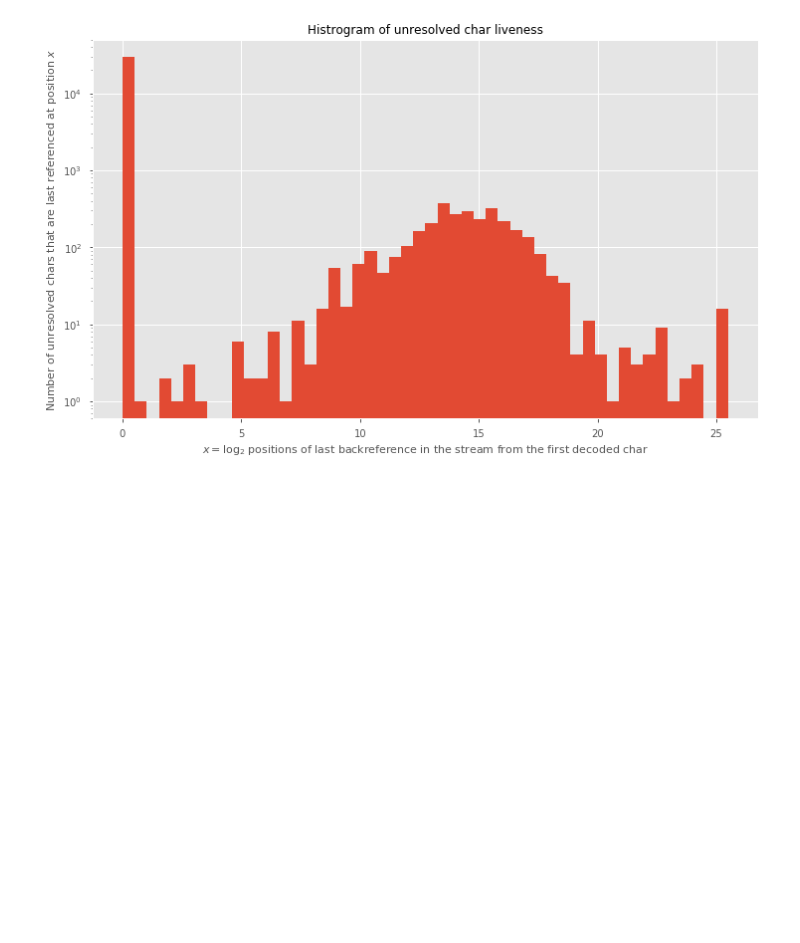
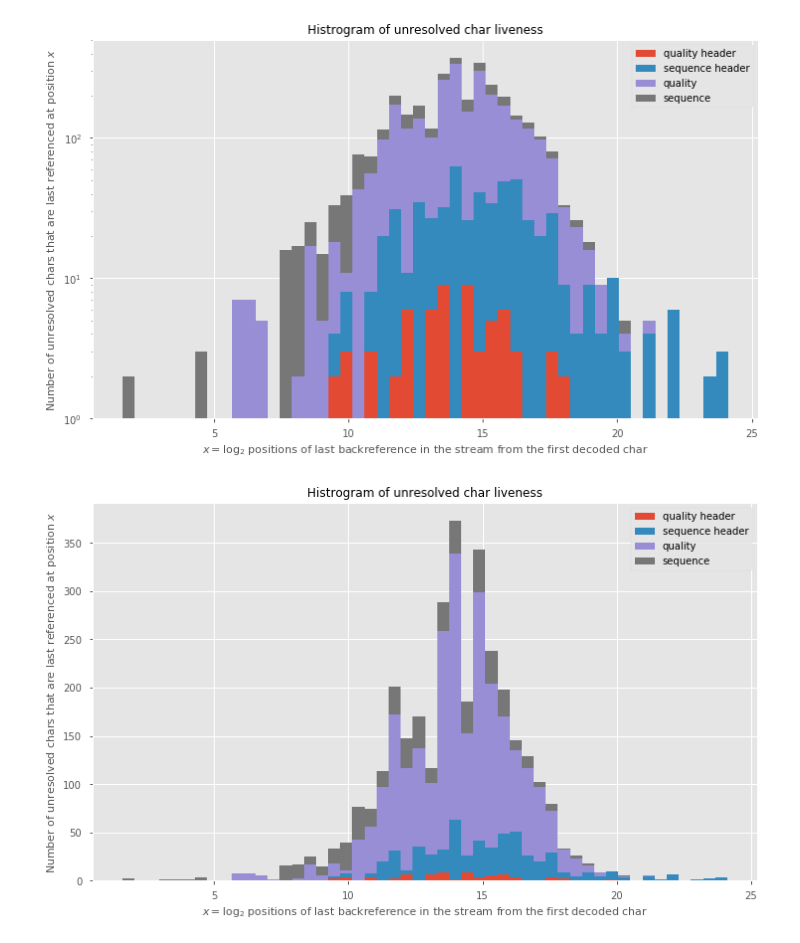
Before and after one commit to rchikhi/fqgz, a Jupyter notebook: Backref stats-O4.ipynb, the cells around one changed output. Saved outputs shown, nothing was run; the diff lists cells and outputs as text; code cells hidden in the pictures; blank space fills up the shorter version.

```diff
--- a/Backref stats-O4.ipynb
+++ b/Backref stats-O4.ipynb
@@ -16,0 +86,6 @@ for l in open('/tmp/backrefs'):
+# %%
+# Check first 1MB
+context = content[delta - wsize:delta]
+for i,c in enumerate(chars[:1<<20]):
+    content_c = content[delta+i]
+    assert (type(c) is int and context[c] == content_c) or c == content_c
@@ -24,0 +141,21 @@ for i,bref in enumerate(chars):
+# %%
+never_referenced = last_seen == 0
+always_referenced = last_seen >= stream_length - wsize
+mask_referenced = ~never_referenced & ~always_referenced
+postwin_referenced = last_seen >= (1<<15)
+
+arr_context = np.array(list(context))
+
+print('Number of character in unknown context,')
+for ct, lbl in enumerate(context_types_labels):
+    m = context_types == ct
+    print()
+    print('\tand in %s,' % lbl)
+    print('\t\ttotal:\t\t\t\t', np.sum(m))
+    print('\t\tnever referenced:\t\t', np.sum(m & never_referenced))
+    print('\t\treferened not until the end:\t', np.sum(m & mask_referenced))
+    print('\t\treferened after 32K:\t\t', np.sum(m & postwin_referenced))
+    print('\t\treferened until the end:\t', np.sum(m & always_referenced),
+         repr(''.join(arr_context[np.where(m & always_referenced)[0]])))
+
+del arr_context
@@ -25 +180,5 @@ for i,bref in enumerate(chars):
+# %%
+sorter = np.argsort(np.bincount(context_types[last_seen != wsize]))
+context_types_labels = np.array(context_types_labels)[sorter]
+context_types = np.argsort(sorter)[context_types]
 # %%
@@ -33,8 +197,13 @@ plt.ylabel('Position of last reference in the decoded stream');
 # %%
-plt.figure(figsize=(12,7))
-plt.hist(np.log2(last_seen+1), 50, log=True);
-plt.title('Histrogram of unresolved char liveness')
-plt.xlabel('$x=\log_2$ positions of last backreference in the stream from the first decoded char')
-plt.ylabel('Number of unresolved chars that are last referenced at position $x$');
+for log in [True, False]:
+    plt.figure(figsize=(12,7))
+    plt.hist([np.log2(last_seen[mask_referenced & (context_types==i)]) for i in range(4)],
+             label=context_types_labels,
+             stacked=True, bins=50, log=log);
+    plt.title('Histrogram of unresolved char liveness')
+    plt.xlabel('$x=\log_2$ positions of last backreference in the stream from the first decoded char')
+    plt.ylabel('Number of unresolved chars that are last referenced at position $x$');
+    plt.legend()
 # %% [output]
-[figure, old version]
+[figure, new version]
+[figure, added]
```
Also changed, not shown: parts of 20 cells of this notebook, 2 other files.
